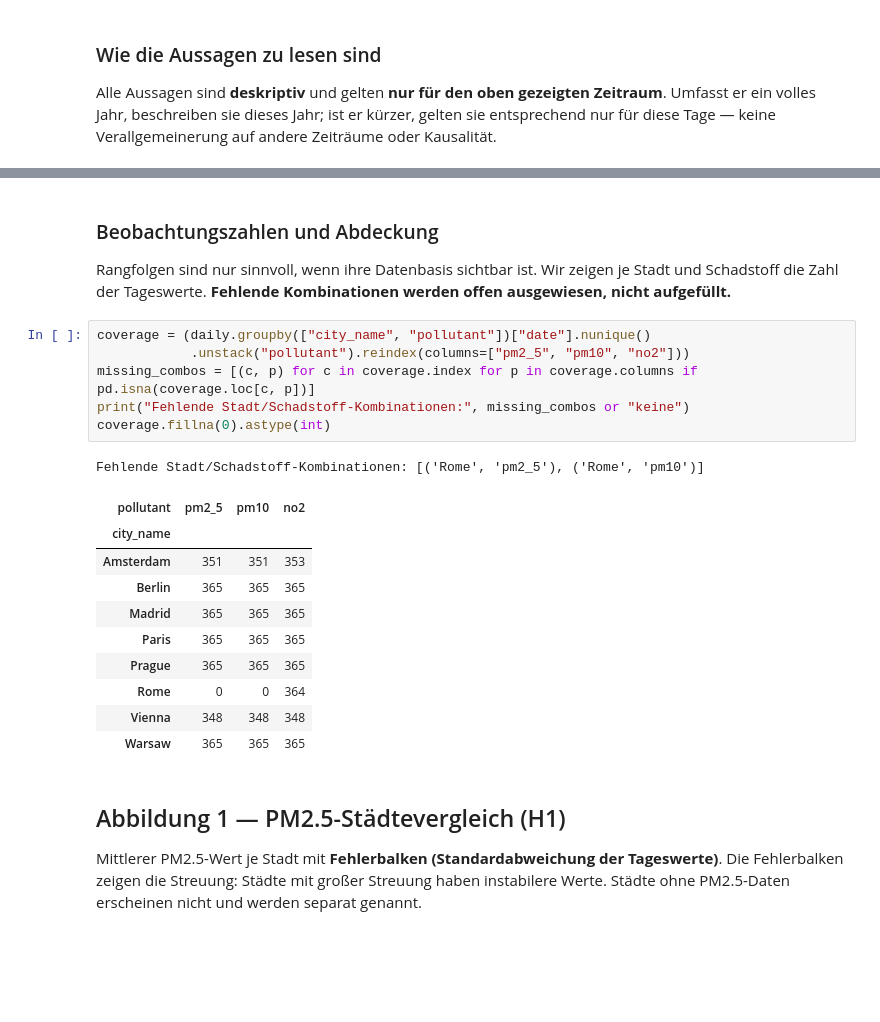
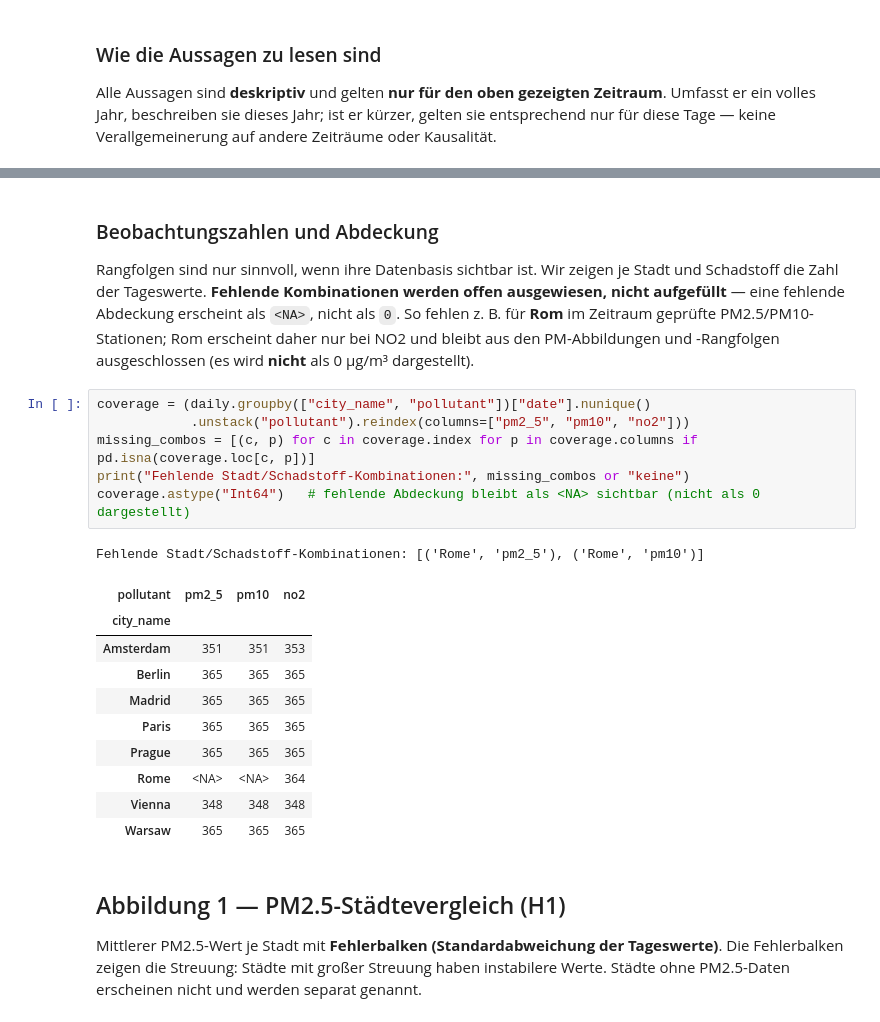
Before and after one commit to OnlyMajorG/euro-air-quality-pipeline, a Jupyter notebook: notebooks/09_analysis_visualization_and_storytelling.ipynb, the cells around one changed output, grey strips where cells are left out. Drawn from its saved outputs; the diff is of its cells as text; blank space fills up the shorter version.

```diff
--- a/notebooks/09_analysis_visualization_and_storytelling.ipynb
+++ b/notebooks/09_analysis_visualization_and_storytelling.ipynb
@@ -85,23 +85,26 @@ Datengrundlage: 365 Tage (2025-01-01 bis 2025-12-31). Alle Aussagen sind deskrip
 # %% [markdown]
 ### Beobachtungszahlen und Abdeckung
 Rangfolgen sind nur sinnvoll, wenn ihre Datenbasis sichtbar ist. Wir zeigen je Stadt und Schadstoff
-die Zahl der Tageswerte. **Fehlende Kombinationen werden offen ausgewiesen, nicht aufgefüllt.**
+die Zahl der Tageswerte. **Fehlende Kombinationen werden offen ausgewiesen, nicht aufgefüllt** — eine
+fehlende Abdeckung erscheint als `<NA>`, nicht als `0`. So fehlen z. B. für **Rom** im Zeitraum
+geprüfte PM2.5/PM10-Stationen; Rom erscheint daher nur bei NO2 und bleibt aus den PM-Abbildungen
+und -Rangfolgen ausgeschlossen (es wird **nicht** als 0 µg/m³ dargestellt).
 # %%
 coverage = (daily.groupby(["city_name", "pollutant"])["date"].nunique()
             .unstack("pollutant").reindex(columns=["pm2_5", "pm10", "no2"]))
 missing_combos = [(c, p) for c in coverage.index for p in coverage.columns if pd.isna(coverage.loc[c, p])]
 print("Fehlende Stadt/Schadstoff-Kombinationen:", missing_combos or "keine")
-coverage.fillna(0).astype(int)
+coverage.astype("Int64")   # fehlende Abdeckung bleibt als <NA> sichtbar (nicht als 0 dargestellt)
 # %% [output]
 Fehlende Stadt/Schadstoff-Kombinationen: [('Rome', 'pm2_5'), ('Rome', 'pm10')]
 | pollutant | pm2_5 | pm10 | no2 |
 | city_name |  |  |  |
 | Amsterdam | 351 | 351 | 353 |
 | Berlin | 365 | 365 | 365 |
 | Madrid | 365 | 365 | 365 |
 | Paris | 365 | 365 | 365 |
 | Prague | 365 | 365 | 365 |
-| Rome | 0 | 0 | 364 |
+| Rome | <NA> | <NA> | 364 |
 | Vienna | 348 | 348 | 348 |
 | Warsaw | 365 | 365 | 365 |
 # %% [markdown]
```
Also changed, not shown: parts of 9 cells of this notebook, 6 other files.
